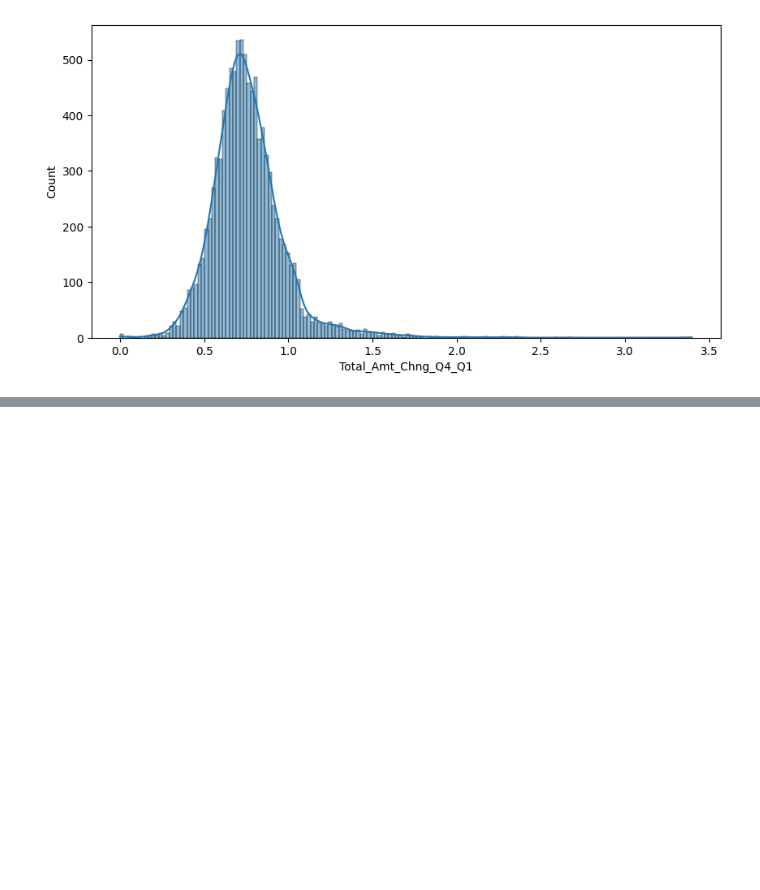
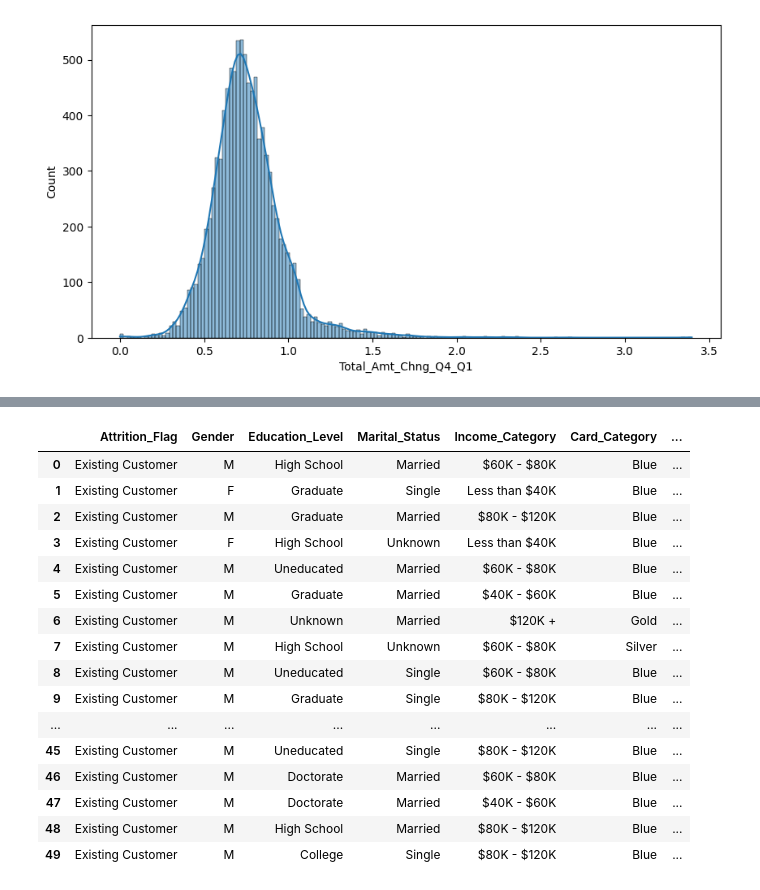
Before and after one commit to change0z/Portfolio, a Jupyter notebook: Data Analysis/Bayesns.ipynb, the cells around one changed output, grey strips where cells are left out. Drawn from its saved outputs; the diff is of its cells as text; code cells hidden in the pictures; blank space fills up the shorter version.

```diff
--- a/Data Analysis/Bayesns.ipynb
+++ b/Data Analysis/Bayesns.ipynb
@@ -815,0 +1055,5 @@ sns.histplot(x='Total_Amt_Chng_Q4_Q1',data=df,kde=True);
+# %%
+# Dropping the Naive_Bayes_Classifier columns (There are 2 in the dataset)
+
+df_new = df.drop(columns=['Months_on_book', 'Total_Relationship_Count', 'Months_Inactive_12_mon', 'Contacts_Count_12_mon', 'Credit_Limit', 'Total_Revolving_Bal', 'Avg_Open_To_Buy', 'Total_Amt_Chng_Q4_Q1', 'Total_Trans_Amt', 'Total_Trans_Ct', 'Total_Ct_Chng_Q4_Q1', 'Avg_Utilization_Ratio','Customer_Age', 'Dependent_count'])
+df_new.columns
@@ -815,0 +1070,20 @@ sns.histplot(x='Total_Amt_Chng_Q4_Q1',data=df,kde=True);
+# %%
+df_new.head(50)
+# %% [output]
+|  | Attrition_Flag | Gender | Education_Level | Marital_Status | Income_Category | Card_Category | ... |
+| 0 | Existing Customer | M | High School | Married | $60K - $80K | Blue | ... |
+| 1 | Existing Customer | F | Graduate | Single | Less than $40K | Blue | ... |
+| 2 | Existing Customer | M | Graduate | Married | $80K - $120K | Blue | ... |
+| 3 | Existing Customer | F | High School | Unknown | Less than $40K | Blue | ... |
+| 4 | Existing Customer | M | Uneducated | Married | $60K - $80K | Blue | ... |
+| 5 | Existing Customer | M | Graduate | Married | $40K - $60K | Blue | ... |
+| 6 | Existing Customer | M | Unknown | Married | $120K + | Gold | ... |
+| 7 | Existing Customer | M | High School | Unknown | $60K - $80K | Silver | ... |
+| 8 | Existing Customer | M | Uneducated | Single | $60K - $80K | Blue | ... |
+| 9 | Existing Customer | M | Graduate | Single | $80K - $120K | Blue | ... |
+| ... | ... | ... | ... | ... | ... | ... | ... |
+| 45 | Existing Customer | M | Uneducated | Single | $80K - $120K | Blue | ... |
+| 46 | Existing Customer | M | Doctorate | Married | $60K - $80K | Blue | ... |
+| 47 | Existing Customer | M | Doctorate | Married | $40K - $60K | Blue | ... |
+| 48 | Existing Customer | M | High School | Married | $80K - $120K | Blue | ... |
+| 49 | Existing Customer | M | College | Single | $80K - $120K | Blue | ... |
```
Also changed, not shown: parts of 22 cells of this notebook, 1 other file.
